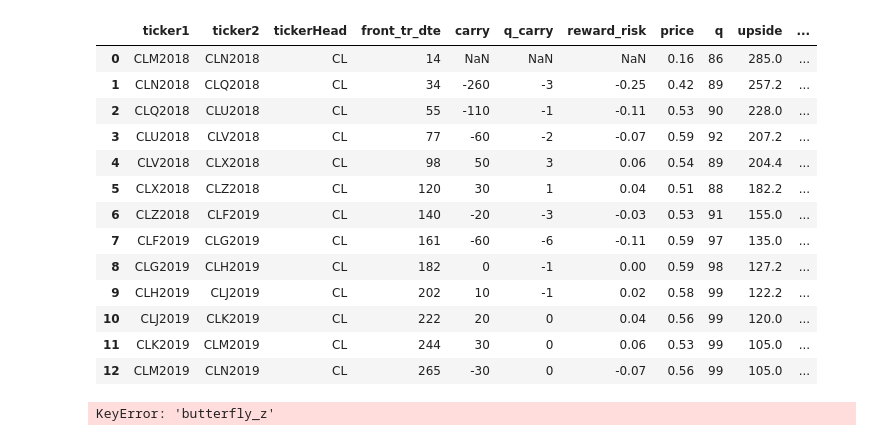
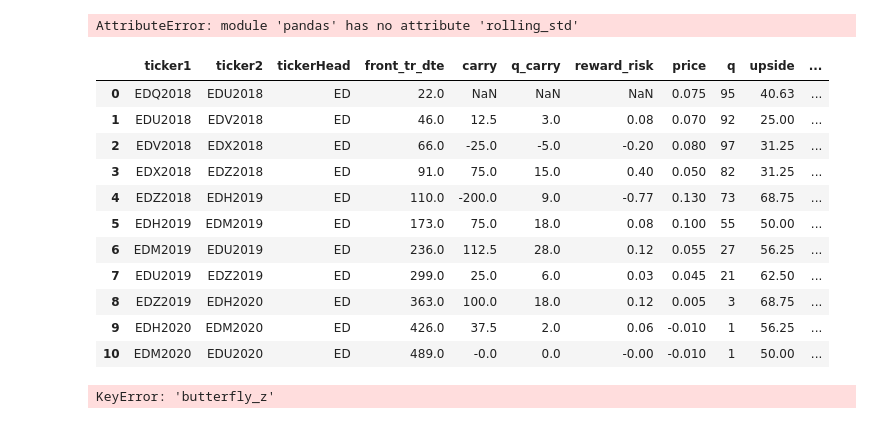
Before and after one commit to d0p34m1n3/repo_barbarossa, a Jupyter notebook: PycharmProjects/quandl_data/Untitled.ipynb, the cells around one changed output. Saved outputs shown, nothing was run; the diff lists cells and outputs as text; code cells hidden in the pictures.

```diff
--- a/PycharmProjects/quandl_data/Untitled.ipynb
+++ b/PycharmProjects/quandl_data/Untitled.ipynb
@@ -116,0 +223,6 @@ req id: 50, outright_ticker:WN2018
+# %%
+import signals.futures_directional_signals as fds
+output = fds.get_cot_strategy_signals(ticker_head='FV',date_to=20170411)
+output
+# %% [output]
+AttributeError: module 'pandas' has no attribute 'rolling_std'
@@ -117,35 +234,33 @@ req id: 50, outright_ticker:WN2018
 # %%
 import opportunity_constructs.spread_carry as sc
 
 #Carry Spread Bet Size: 3901
-spread_carry_output = sc.generate_spread_carry_sheet_4date(report_date=20180502)
+spread_carry_output = sc.generate_spread_carry_sheet_4date(report_date=20180712)
 spread_report = spread_carry_output['spread_report']
 ticker_head_list = list(spread_report['tickerHead'].unique())
 # Compare BO and S sizing
 
 
 spread_report = spread_report[spread_report['tickerHead']==ticker_head_list[19]]
 spread_report = spread_report[['ticker1','ticker2','tickerHead','front_tr_dte','carry','q_carry','reward_risk','price','q','upside','downside']]
 spread_report
-#spread_report[spread_report['tickerHead']=='S']
+#spread_report[spread_report['tickerHead']=='BO']
 
 # HO ZF might be a buy after the butterfly
 # CT HK settle was 0.07
 # %% [output]
 |  | ticker1 | ticker2 | tickerHead | front_tr_dte | carry | q_carry | reward_risk | price | q | upside | ... |
-| 0 | CLM2018 | CLN2018 | CL | 14 | NaN | NaN | NaN | 0.16 | 86 | 285.0 | ... |
-| 1 | CLN2018 | CLQ2018 | CL | 34 | -260 | -3 | -0.25 | 0.42 | 89 | 257.2 | ... |
-| 2 | CLQ2018 | CLU2018 | CL | 55 | -110 | -1 | -0.11 | 0.53 | 90 | 228.0 | ... |
-| 3 | CLU2018 | CLV2018 | CL | 77 | -60 | -2 | -0.07 | 0.59 | 92 | 207.2 | ... |
-| 4 | CLV2018 | CLX2018 | CL | 98 | 50 | 3 | 0.06 | 0.54 | 89 | 204.4 | ... |
-| 5 | CLX2018 | CLZ2018 | CL | 120 | 30 | 1 | 0.04 | 0.51 | 88 | 182.2 | ... |
-| 6 | CLZ2018 | CLF2019 | CL | 140 | -20 | -3 | -0.03 | 0.53 | 91 | 155.0 | ... |
-| 7 | CLF2019 | CLG2019 | CL | 161 | -60 | -6 | -0.11 | 0.59 | 97 | 135.0 | ... |
-| 8 | CLG2019 | CLH2019 | CL | 182 | 0 | -1 | 0.00 | 0.59 | 98 | 127.2 | ... |
-| 9 | CLH2019 | CLJ2019 | CL | 202 | 10 | -1 | 0.02 | 0.58 | 99 | 122.2 | ... |
-| 10 | CLJ2019 | CLK2019 | CL | 222 | 20 | 0 | 0.04 | 0.56 | 99 | 120.0 | ... |
-| 11 | CLK2019 | CLM2019 | CL | 244 | 30 | 0 | 0.06 | 0.53 | 99 | 105.0 | ... |
-| 12 | CLM2019 | CLN2019 | CL | 265 | -30 | 0 | -0.07 | 0.56 | 99 | 105.0 | ... |
+| 0 | EDQ2018 | EDU2018 | ED | 22.0 | NaN | NaN | NaN | 0.075 | 95 | 40.63 | ... |
+| 1 | EDU2018 | EDV2018 | ED | 46.0 | 12.5 | 3.0 | 0.08 | 0.070 | 92 | 25.00 | ... |
+| 2 | EDV2018 | EDX2018 | ED | 66.0 | -25.0 | -5.0 | -0.20 | 0.080 | 97 | 31.25 | ... |
+| 3 | EDX2018 | EDZ2018 | ED | 91.0 | 75.0 | 15.0 | 0.40 | 0.050 | 82 | 31.25 | ... |
+| 4 | EDZ2018 | EDH2019 | ED | 110.0 | -200.0 | 9.0 | -0.77 | 0.130 | 73 | 68.75 | ... |
+| 5 | EDH2019 | EDM2019 | ED | 173.0 | 75.0 | 18.0 | 0.08 | 0.100 | 55 | 50.00 | ... |
+| 6 | EDM2019 | EDU2019 | ED | 236.0 | 112.5 | 28.0 | 0.12 | 0.055 | 27 | 56.25 | ... |
+| 7 | EDU2019 | EDZ2019 | ED | 299.0 | 25.0 | 6.0 | 0.03 | 0.045 | 21 | 62.50 | ... |
+| 8 | EDZ2019 | EDH2020 | ED | 363.0 | 100.0 | 18.0 | 0.12 | 0.005 | 3 | 68.75 | ... |
+| 9 | EDH2020 | EDM2020 | ED | 426.0 | 37.5 | 2.0 | 0.06 | -0.010 | 1 | 56.25 | ... |
+| 10 | EDM2020 | EDU2020 | ED | 489.0 | -0.0 | 0.0 | -0.00 | -0.010 | 1 | 50.00 | ... |
 # %%
 import signals.overnight_calendar_spread_signals as ocss
 import numpy as np
```
Also changed, not shown: parts of 27 cells of this notebook, 36 other files.
